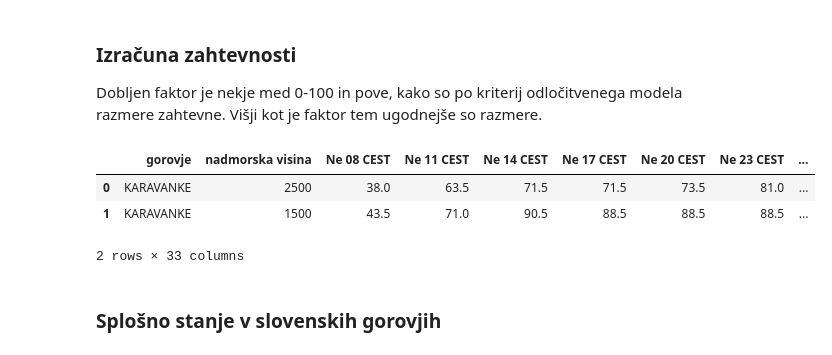
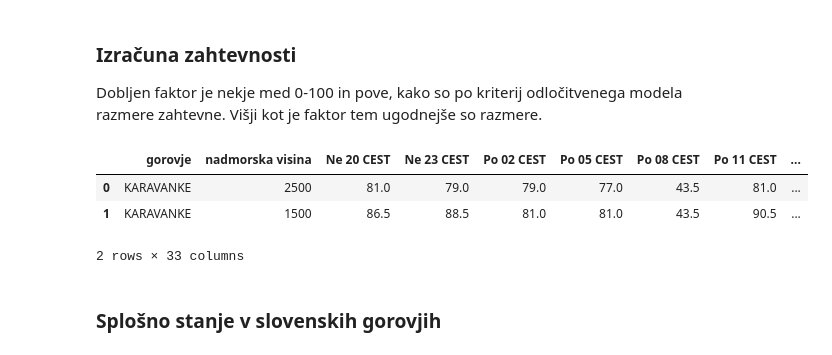
Before and after one commit to Hana-Perman/uvp-projektna-naloga, a Jupyter notebook: analiza.ipynb, the cells around one changed output. Cells and saved outputs as stored; diff of their text form; code cells hidden in the pictures.

```diff
--- a/analiza.ipynb
+++ b/analiza.ipynb
@@ -1014,7 +1014,7 @@ def zahtevnost_razmer(gorovje = "vsa gorovja"):
     for ime_gorovja in izbrana_gorovja:
 
         # zajamemo potrebne podatke za izbrano gorovje
-        vreme = df[(df.iloc[:, 0].astype(str).eq(ime_gorovja)) &(df.iloc[:, 1].astype(str).str.fullmatch(r"Vreme na \d+ m"))]
+        vreme = podatki_o_vremenu[(podatki_o_vremenu.iloc[:, 0].astype(str).eq(ime_gorovja))]
         temperatura = zajem_temperature(ime_gorovja)
         veter = zajem_vetra(ime_gorovja)[1::2].reset_index(drop=True)
 
@@ -1027,36 +1027,36 @@ def zahtevnost_razmer(gorovje = "vsa gorovja"):
 
         veter_podatki = predelaj_podatke_veter(veter)
         veter_podatki["nadmorska visina"] = [5500, 3000, 2500, 2000, 1500, 1000, 500]
 
 
         nov_df = pd.DataFrame()
 
         # nekatera gorovja nimajo podatka o vremenu na 2500m ker niso tako visoka
         if len(vreme) == 2:
             nov_df["gorovje"] = [ime_gorovja, ime_gorovja]
             nov_df["nadmorska visina"] = [2500, 1500]
             seznam_visin = [2500, 1500]
         elif len(vreme) == 1:
             nov_df["gorovje"] = [ime_gorovja]
             nov_df["nadmorska visina"] = [1500]
             seznam_visin = [1500]
 
         # za 1 ali 2 vrstici v data framu izračunamo indeks
         for i, visina in enumerate(seznam_visin):
             obr_vreme = vreme.iloc[i][2:]
             obr_temp = temp_podatki[temp_podatki["nadmorska visina"] == visina].iloc[0][:-1]
             obr_veter = veter_podatki[veter_podatki["nadmorska visina"] == visina].iloc[0][:-1]
 
             for stolpec in obr_vreme.index:
                 indeks = 100-(ocena_vremena(obr_vreme[stolpec]) * 0.5 + ocena_temperature(obr_temp[stolpec]) * 0.3 + ocena_vetra(obr_veter[stolpec]) * 0.2)
                 nov_df.loc[i, stolpec] = indeks
         display(nov_df)
 
 zahtevnost_razmer("KARAVANKE")
 # %% [output]
-|  | gorovje | nadmorska visina | Ne 08 CEST | Ne 11 CEST | Ne 14 CEST | Ne 17 CEST | Ne 20 CEST | Ne 23 CEST | ... |
-| 0 | KARAVANKE | 2500 | 38.0 | 63.5 | 71.5 | 71.5 | 73.5 | 81.0 | ... |
-| 1 | KARAVANKE | 1500 | 43.5 | 71.0 | 90.5 | 88.5 | 88.5 | 88.5 | ... |
+|  | gorovje | nadmorska visina | Ne 20 CEST | Ne 23 CEST | Po 02 CEST | Po 05 CEST | Po 08 CEST | Po 11 CEST | ... |
+| 0 | KARAVANKE | 2500 | 81.0 | 79.0 | 79.0 | 77.0 | 43.5 | 81.0 | ... |
+| 1 | KARAVANKE | 1500 | 86.5 | 88.5 | 81.0 | 81.0 | 43.5 | 90.5 | ... |
 2 rows × 33 columns
 # %% [markdown]
 ### Splošno stanje v slovenskih gorovjih
```
Also changed, not shown: parts of 15 cells of this notebook, 7 other files.
